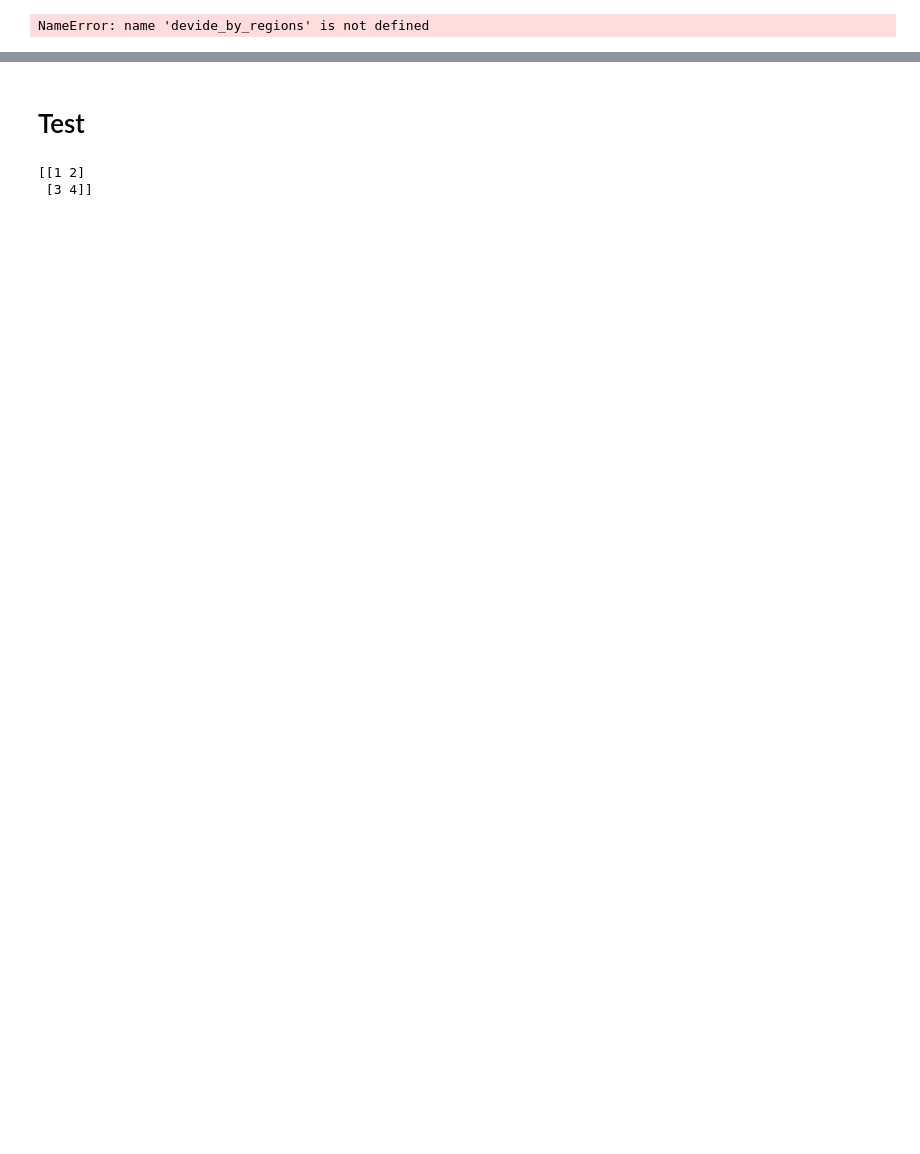
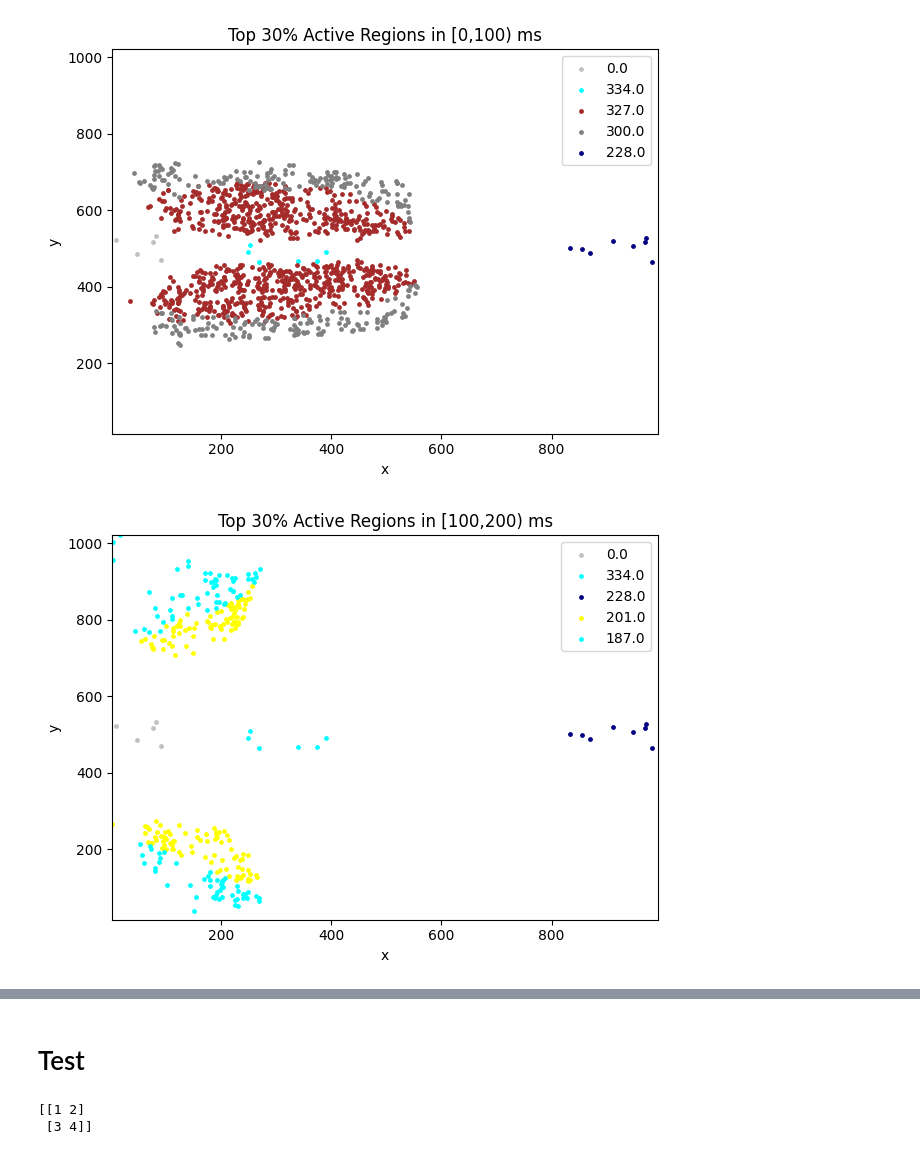
Before and after one commit to zhaochenyang20/Neuro_Modeling, a Jupyter notebook: dev.ipynb, the cells around one changed output, grey strips where cells are left out. Drawn from its saved outputs; the diff is of its cells as text; code cells hidden in the pictures; blank space fills up the shorter version.

```diff
--- a/dev.ipynb
+++ b/dev.ipynb
@@ -163,4 +198,5 @@ def plot_active_regions_by_steps(neuron, abs_threshold=0, rel_threshold=0.8, ste
-# %%
-plot_active_regions_by_steps(neu)
-# %% [output]
-NameError: name 'devide_by_regions' is not defined
+# %%
+plot_active_regions_by_steps(neu, rel_threshold=0.7, save_pic = True, save_gif=True)
+# %% [output]
+[figure, added]
+[figure, added]
```
Also changed, not shown: parts of 8 cells of this notebook, 18 other files.
